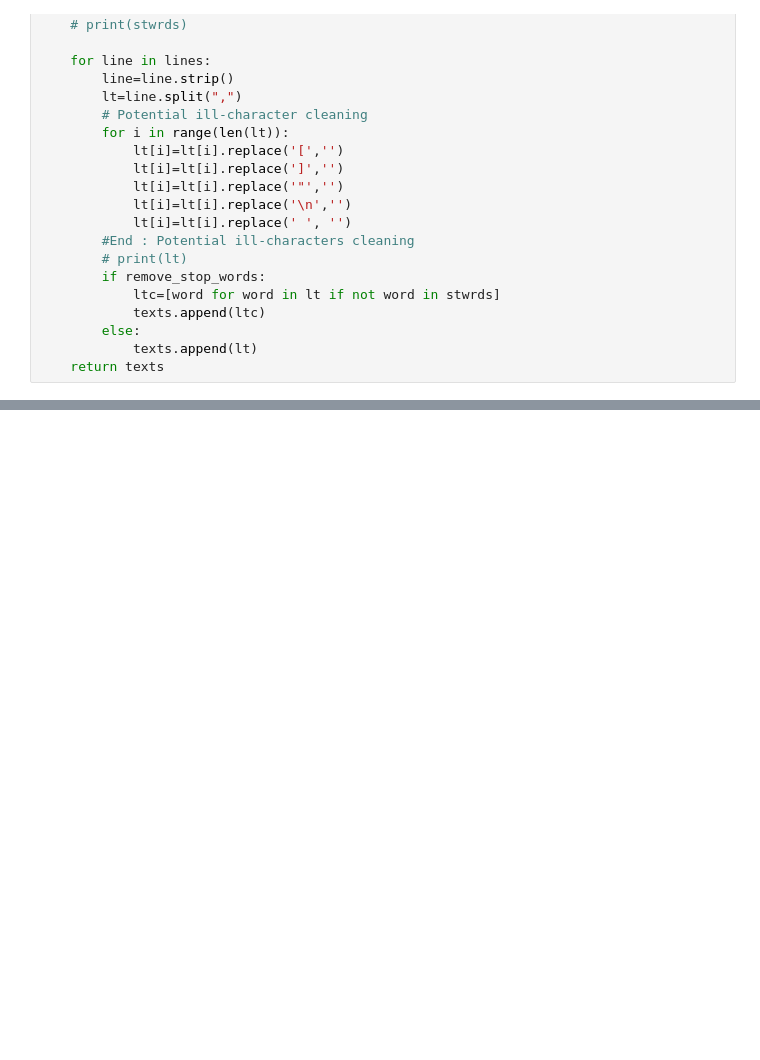
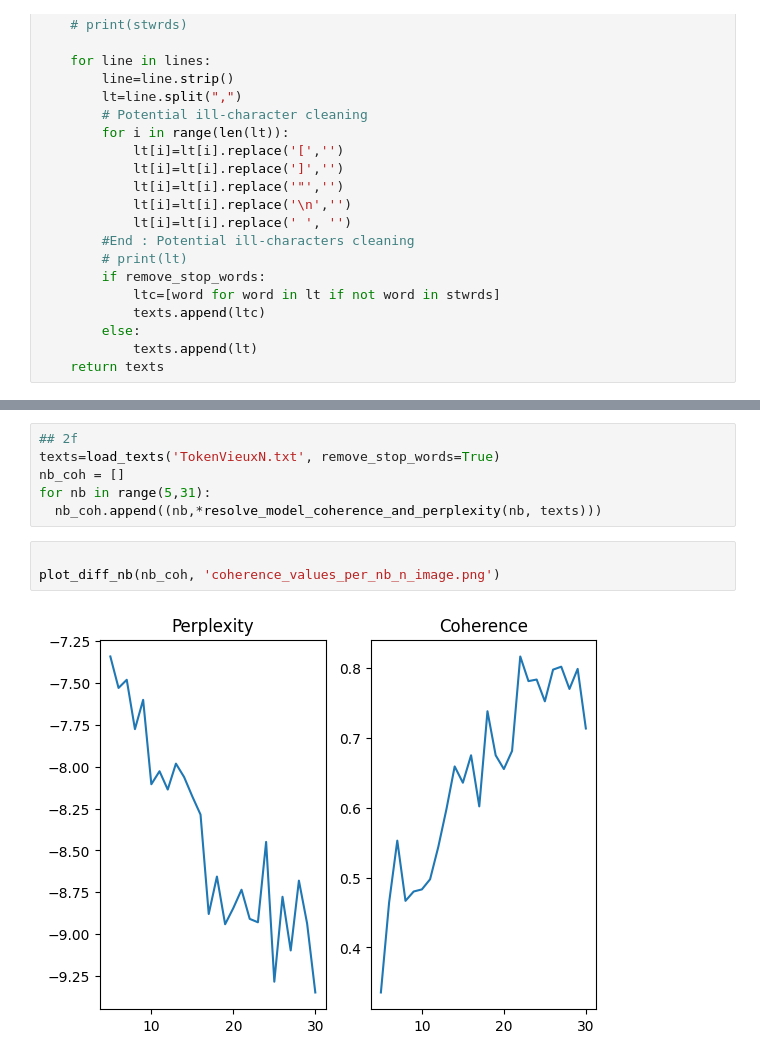
Before and after one commit to DianeCM/Alternative_Topic-Modeling_Methods, a Jupyter notebook: 2de.ipynb, the cells around one changed output, grey strips where cells are left out. Saved outputs shown, nothing was run; the diff lists cells and outputs as text; blank space fills up the shorter version.

```diff
--- a/2de.ipynb
+++ b/2de.ipynb
@@ -90,0 +93,11 @@ resolve_model_coherence_and_perplexity(10,texts)
+# %%
+## 2f
+texts=load_texts('TokenVieuxN.txt', remove_stop_words=True)
+nb_coh = []
+for nb in range(5,31):
+  nb_coh.append((nb,*resolve_model_coherence_and_perplexity(nb, texts)))
+# %%
+
+plot_diff_nb(nb_coh, 'coherence_values_per_nb_n_image.png')
+# %% [output]
+[figure, added]
```
Also changed, not shown: parts of 6 cells of this notebook, 3 other files.
